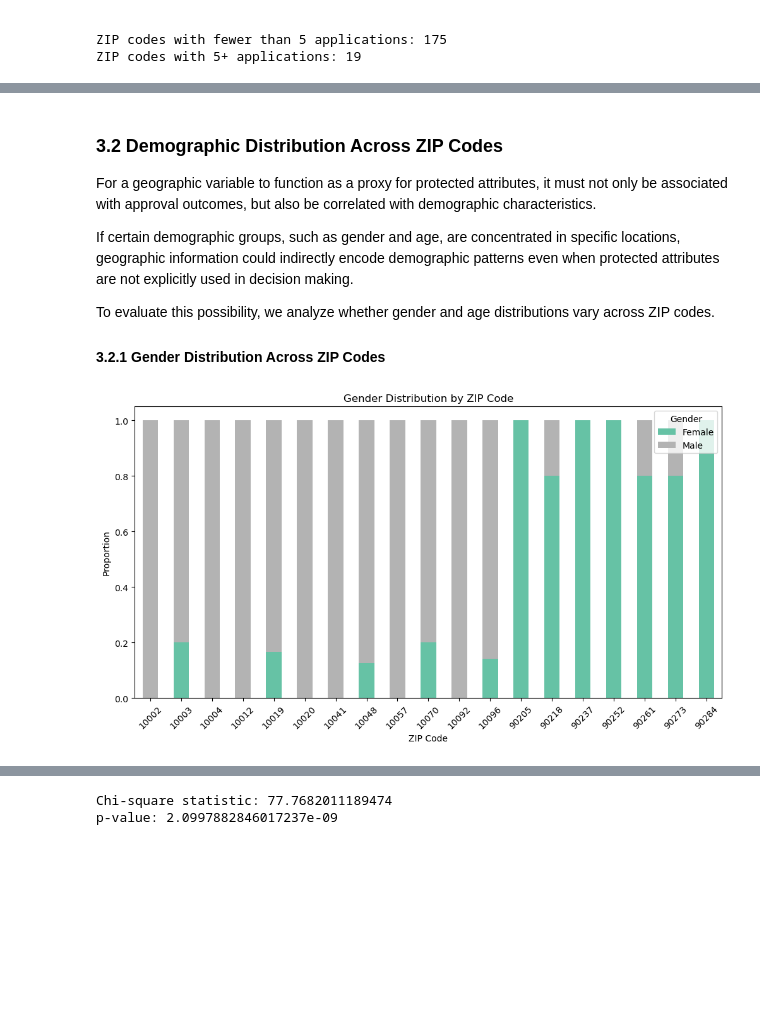
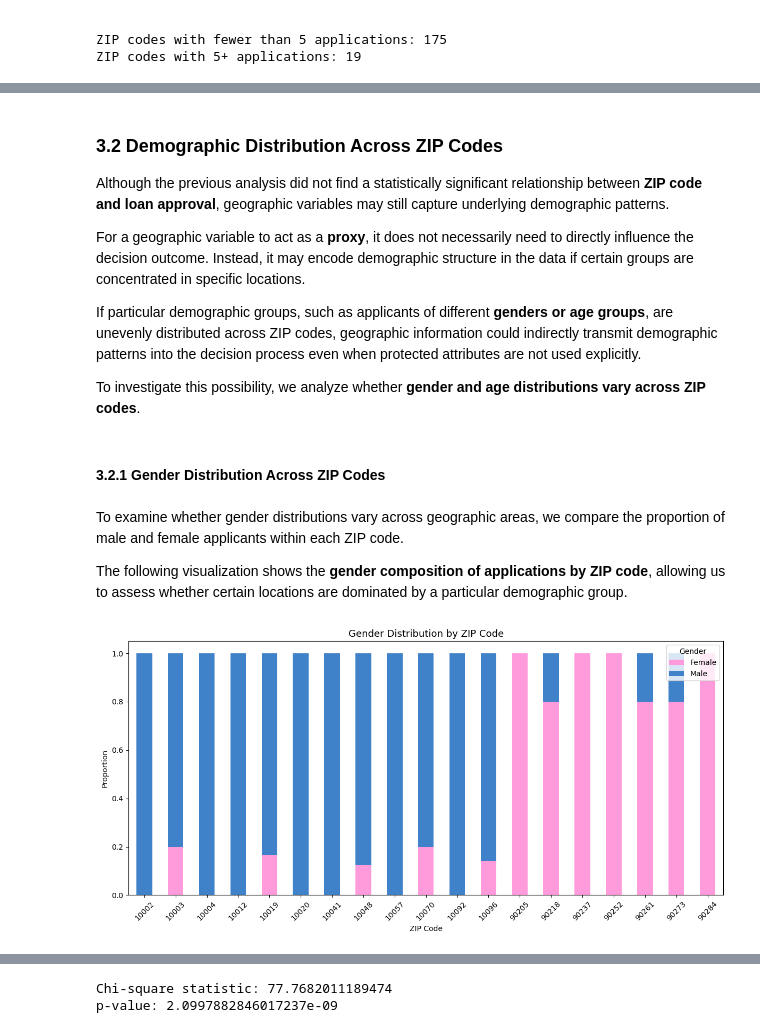
Before and after one commit to Luciamusizzano/dego-project-team1, a Jupyter notebook: notebooks/02-bias-analysis.ipynb, the cells around one changed output, grey strips where cells are left out. Saved outputs shown, nothing was run; the diff lists cells and outputs as text; code cells hidden in the pictures; blank space fills up the shorter version.

Commit message:
Graphs and Markdown Improvement

```diff
--- a/notebooks/02-bias-analysis.ipynb
+++ b/notebooks/02-bias-analysis.ipynb
@@ -482,38 +511,53 @@ and age vary across ZIP codes.
 # %% [markdown]
 ### 3.2 Demographic Distribution Across ZIP Codes
 
-For a geographic variable to function as a proxy for protected
-attributes, it must not only be associated with approval outcomes,
-but also be correlated with demographic characteristics.
+Although the previous analysis did not find a statistically significant
+relationship between **ZIP code and loan approval**, geographic
+variables may still capture underlying demographic patterns.
 
-If certain demographic groups, such as gender and age, are concentrated in specific locations,
-geographic information could indirectly encode demographic patterns
-even when protected attributes are not explicitly used in decision
-making.
+For a geographic variable to act as a **proxy**, it does not necessarily
+need to directly influence the decision outcome. Instead, it may encode
+demographic structure in the data if certain groups are concentrated in
+specific locations.
 
-To evaluate this possibility, we analyze whether gender and age
-distributions vary across ZIP codes.
+If particular demographic groups, such as applicants of different
+**genders or age groups**, are unevenly distributed across ZIP codes,
+geographic information could indirectly transmit demographic patterns
+into the decision process even when protected attributes are not used
+explicitly.
 
-#### 3.2.1 Gender Distribution Across ZIP Codes
+To investigate this possibility, we analyze whether **gender and age
+distributions vary across ZIP codes**.
+# %% [markdown]
+#### 3.2.1 Gender Distribution Across ZIP Codes
+# %% [markdown]
+To examine whether gender distributions vary across geographic areas,
+we compare the proportion of male and female applicants within each
+ZIP code.
+
+The following visualization shows the **gender composition of
+applications by ZIP code**, allowing us to assess whether certain
+locations are dominated by a particular demographic group.
 # %%
 gender_zip = pd.crosstab(
     df_zip_filtered['applicant_info.zip_code'],
     df_zip_filtered['applicant_info.gender'],
     normalize='index'
 )
 
 gender_zip.plot(
     kind='bar',
     stacked=True,
-    figsize=(12,6),
-    colormap='Set2'
+    figsize=(12, 6),
+    color=["#E68BBE", "#3F82C9"]
 )
 
-plt.title("Gender Distribution by ZIP Code")
+plt.title("Gender Distribution by ZIP Code", fontsize=13)
 plt.ylabel("Proportion")
 plt.xlabel("ZIP Code")
 plt.xticks(rotation=45)
 plt.legend(title="Gender")
+plt.tight_layout()
 plt.show()
 # %% [output]
-[figure, old version]
+[figure, new version]
```
Also changed, not shown: parts of 62 cells of this notebook.
